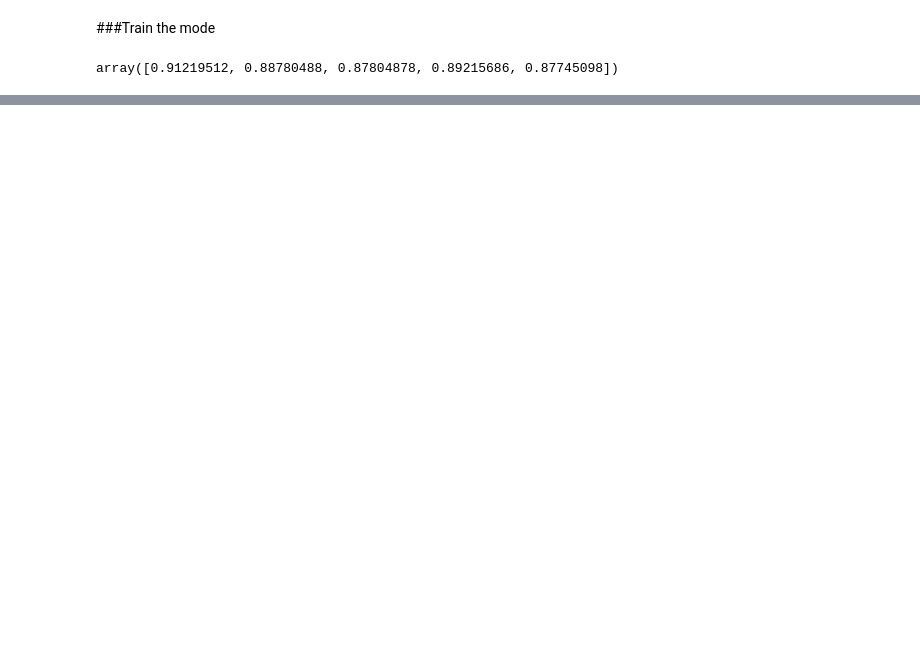
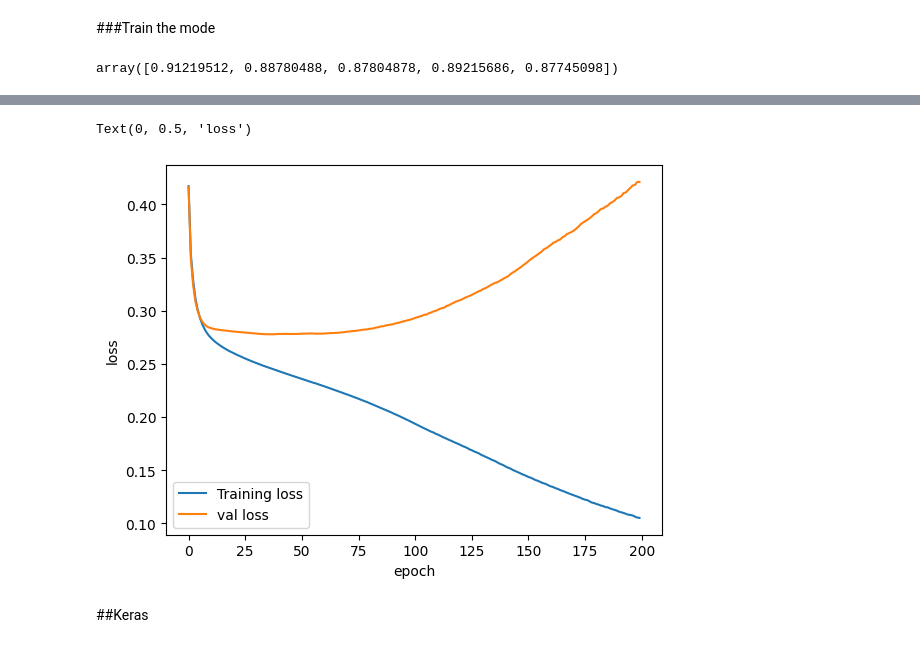
Before and after one commit to cindy12651269/Prediction_of_quality_of_Wine, a Jupyter notebook: Prediction_of_quality_of_Wine.ipynb, the cells around one changed output, grey strips where cells are left out. Drawn from its saved outputs; the diff is of its cells as text; code cells hidden in the pictures; blank space fills up the shorter version.

```diff
--- a/Prediction_of_quality_of_Wine.ipynb
+++ b/Prediction_of_quality_of_Wine.ipynb
@@ -395,0 +400,9 @@ weighted avg       0.87      0.89      0.87       320
+# %%
+rfc = RandomForestClassifier(random_state=42)
+Parameters = {
+  'max_depth' : [5, 10, 20],
+  'n_estimators': [10, 50, 100, 150],
+}
+
+cv = RandomizedSearchCV(rfc, Parameters, cv=5)
+cv.fit(X_train, y_train)
@@ -395,0 +521,11 @@ weighted avg       0.87      0.89      0.87       320
+# %%
+plt.plot(training_losses)
+plt.plot(val_losses)
+plt.legend(("Training loss", "val loss"))
+plt.xlabel("epoch")
+plt.ylabel("loss")
+# %% [output]
+Text(0, 0.5, 'loss')
+[figure, added]
+# %% [markdown]
+##Keras
```
Also changed, not shown: parts of 19 cells of this notebook.
